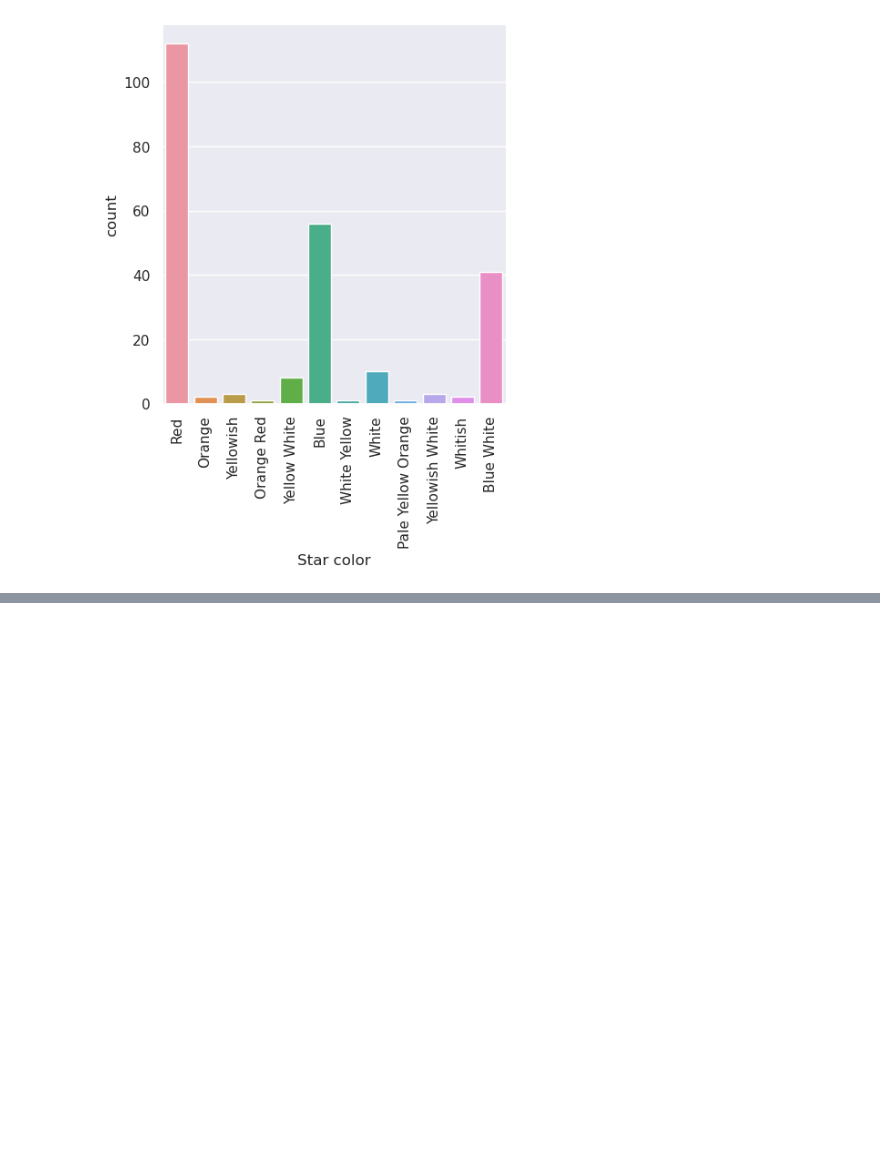
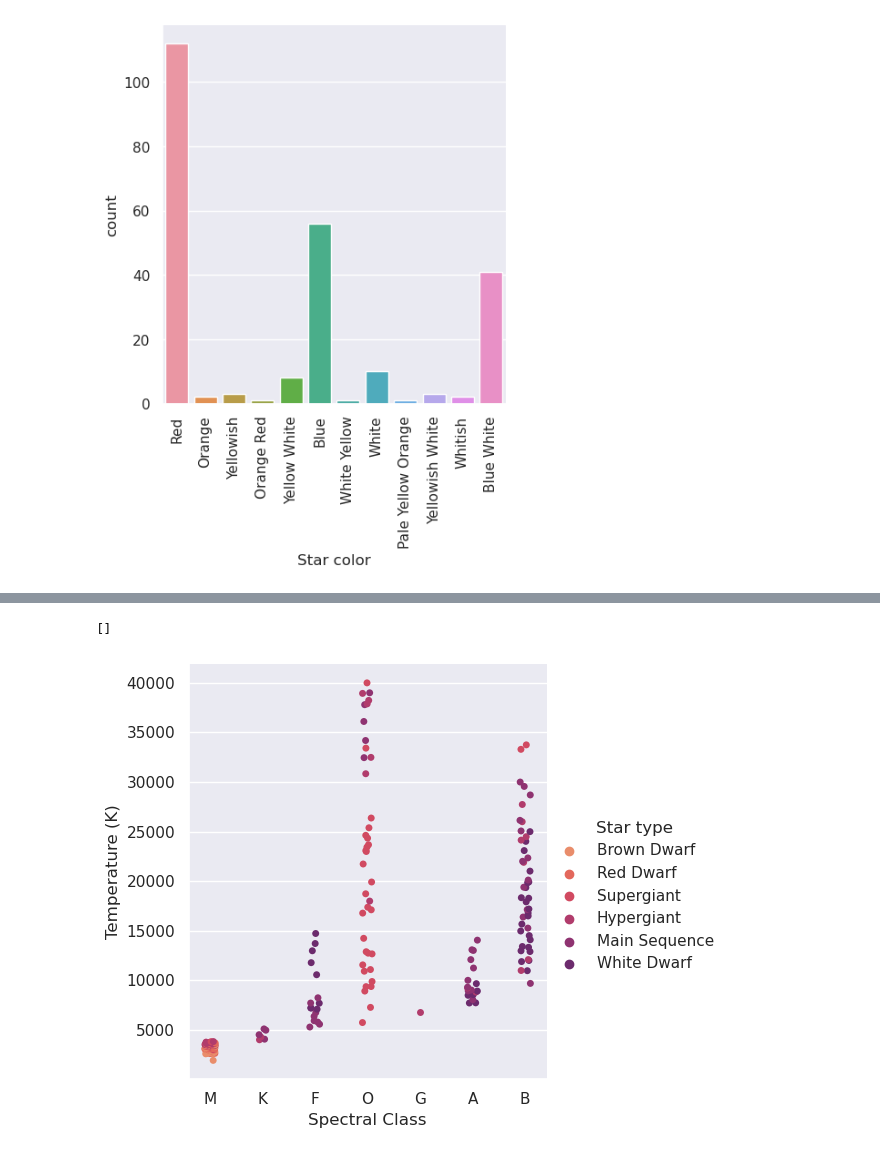
Before and after one commit to xhapa/Star-types, a Jupyter notebook: eda_star_types.ipynb, the cells around one changed output, grey strips where cells are left out. Drawn from its saved outputs; the diff is of its cells as text; code cells hidden in the pictures; blank space fills up the shorter version.

Commit message:
Graph with seaborn

```diff
--- a/eda_star_types.ipynb
+++ b/eda_star_types.ipynb
@@ -302,0 +303,6 @@ plt.plot()
+# %%
+sns.catplot(data=stars_df, x='Spectral Class', y='Temperature (K)', hue='Star type', kind='strip')
+plt.plot()
+# %% [output]
+[]
+[figure, added]
```
Also changed, not shown: parts of 6 cells of this notebook.
